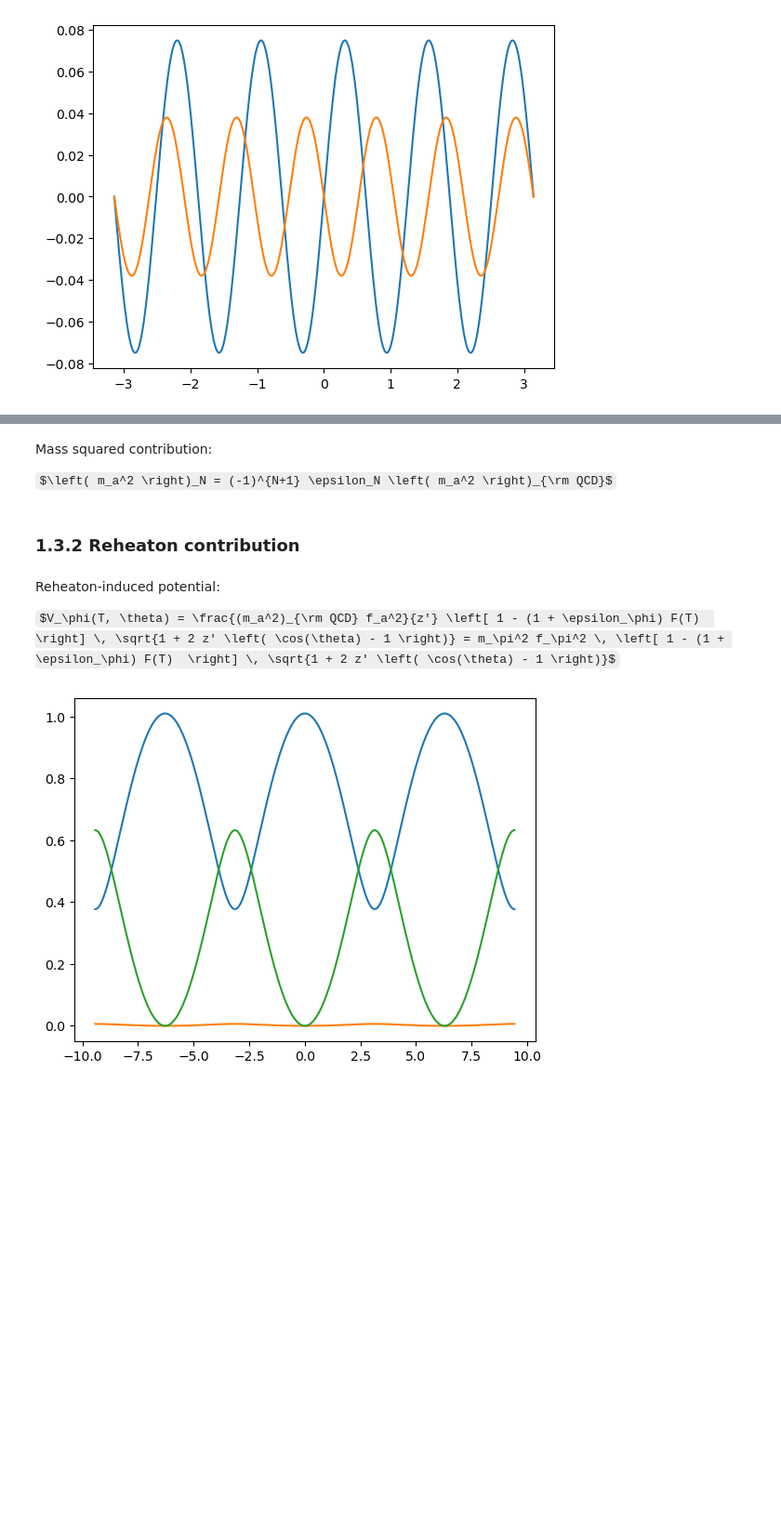
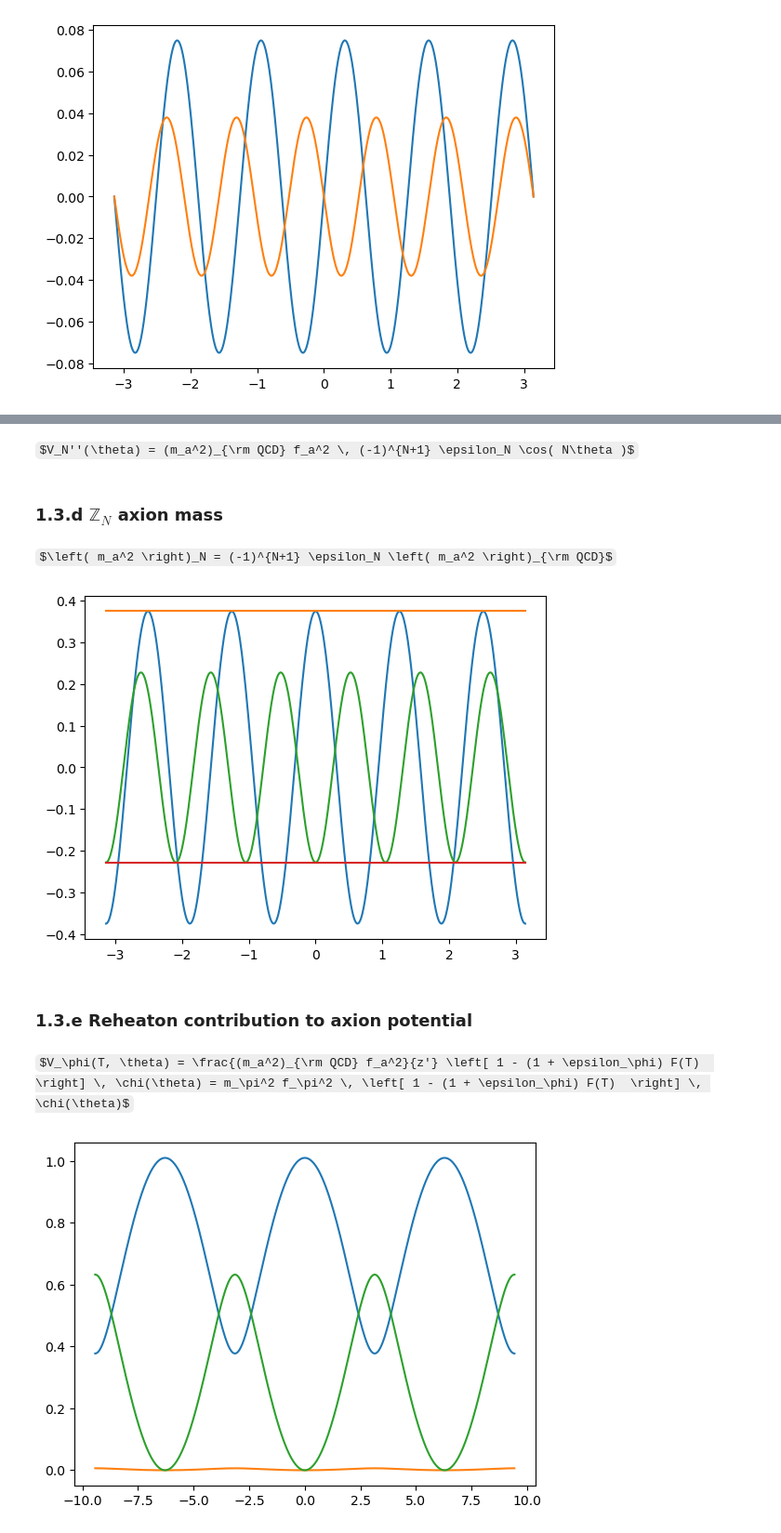
Before and after one commit to ManuelBuenAbad/axion_mcmc, a Jupyter notebook: axion_evol.ipynb, the cells around one changed output, grey strips where cells are left out. Shown at 93% size. Cells and saved outputs as stored; diff of their text form; code cells hidden in the pictures; some formulas as TeX source; blank space fills up the shorter version.

```diff
--- a/axion_evol.ipynb
+++ b/axion_evol.ipynb
@@ -692,7 +733,10 @@ def epsilon_N(N):
     epsilon_N [dimless]
     """
 
-    eps_N = np.sqrt((1 - zud**2)/pi) * (1 + zud) * np.power(N, 3/2) * np.power(zud, N-1)
+    if N == np.inf:
+        eps_N = 0
+    else:
+        eps_N = np.sqrt((1 - zud**2)/pi) * (1 + zud) * np.power(N, 3/2) * np.power(zud, N-1)
 
     return eps_N
 # %%
@@ -776,6 +822,31 @@ del N1, N2, tharr
+# %% [markdown]
+$V_N''(\theta) = (m_a^2)_{\rm QCD} f_a^2 \, (-1)^{N+1} \epsilon_N \cos( N\theta )$
+# %%
+def Va_N_primeprime(theta, N):
+    """
+    Va_N_primeprime : second field derivative of the axion potential [GeV^4] in the ZN model.
+
+    Parameters:
+    theta : axion field [radians]
+    N : number of SM copies [dimless, integer]
+
+    Returns:
+    Va_N_primeprime [GeV^4]
+    """
+
+    ma2fa2 = zp * mpi**2 * fpi**2
+
+    eps_N = epsilon_N(N)
+
+    prefNp = ma2fa2*np.power(-1, N+1)*eps_N
+    oscN = np.cos(N*theta)
+
+    vpp = prefNp*oscN
+
+    return vpp
+# %% [markdown]
+### 1.3.d $\mathbb{Z}_N$ axion mass
 # %% [markdown]
-Mass squared contribution:
-
 $\left( m_a^2 \right)_N = (-1)^{N+1} \epsilon_N \left( m_a^2 \right)_{\rm QCD}$
 # %%
 def ma_N2(N, fa):
@@ -795,12 +866,24 @@ def ma_N2(N, fa):
     sup = np.power(-1, N+1)*eps_N
 
     return sup * ma_QCD(fa)**2
+# %%
+N1 = 5
+N2 = 6
+
+tharr = np.linspace(-pi, pi, 1001)
+
+plt.plot(tharr, Va_N_primeprime(tharr, N1)/(zp * mpi**2 * fpi**2))
+plt.plot(tharr, np.ones_like(tharr)*ma_N2(N1, 1)/(zp * mpi**2 * fpi**2))
+plt.plot(tharr, Va_N_primeprime(tharr, N2)/(zp * mpi**2 * fpi**2))
+plt.plot(tharr, np.ones_like(tharr)*ma_N2(N2, 1)/(zp * mpi**2 * fpi**2))
+
+del N1, N2, tharr
+# %% [output]
+[figure, added]
 # %% [markdown]
-### 1.3.2 Reheaton contribution
+### 1.3.e Reheaton contribution to axion potential
 # %% [markdown]
-Reheaton-induced potential:
-
-$V_\phi(T, \theta) = \frac{(m_a^2)_{\rm QCD} f_a^2}{z'} \left[ 1 - (1 + \epsilon_\phi) F(T)  \right] \, \sqrt{1 + 2 z' \left( \cos(\theta) - 1 \right)} = m_\pi^2 f_\pi^2 \, \left[ 1 - (1 + \epsilon_\phi) F(T)  \right] \, \sqrt{1 + 2 z' \left( \cos(\theta) - 1 \right)}$
+$V_\phi(T, \theta) = \frac{(m_a^2)_{\rm QCD} f_a^2}{z'} \left[ 1 - (1 + \epsilon_\phi) F(T)  \right] \, \chi(\theta) = m_\pi^2 f_\pi^2 \, \left[ 1 - (1 + \epsilon_\phi) F(T)  \right] \, \chi(\theta)$
 # %%
 def Va_phi(theta, T, eps_phi, p=12, small=1.e-6, cancel_cc=True):
     """
```
Also changed, not shown: parts of 116 cells of this notebook.
